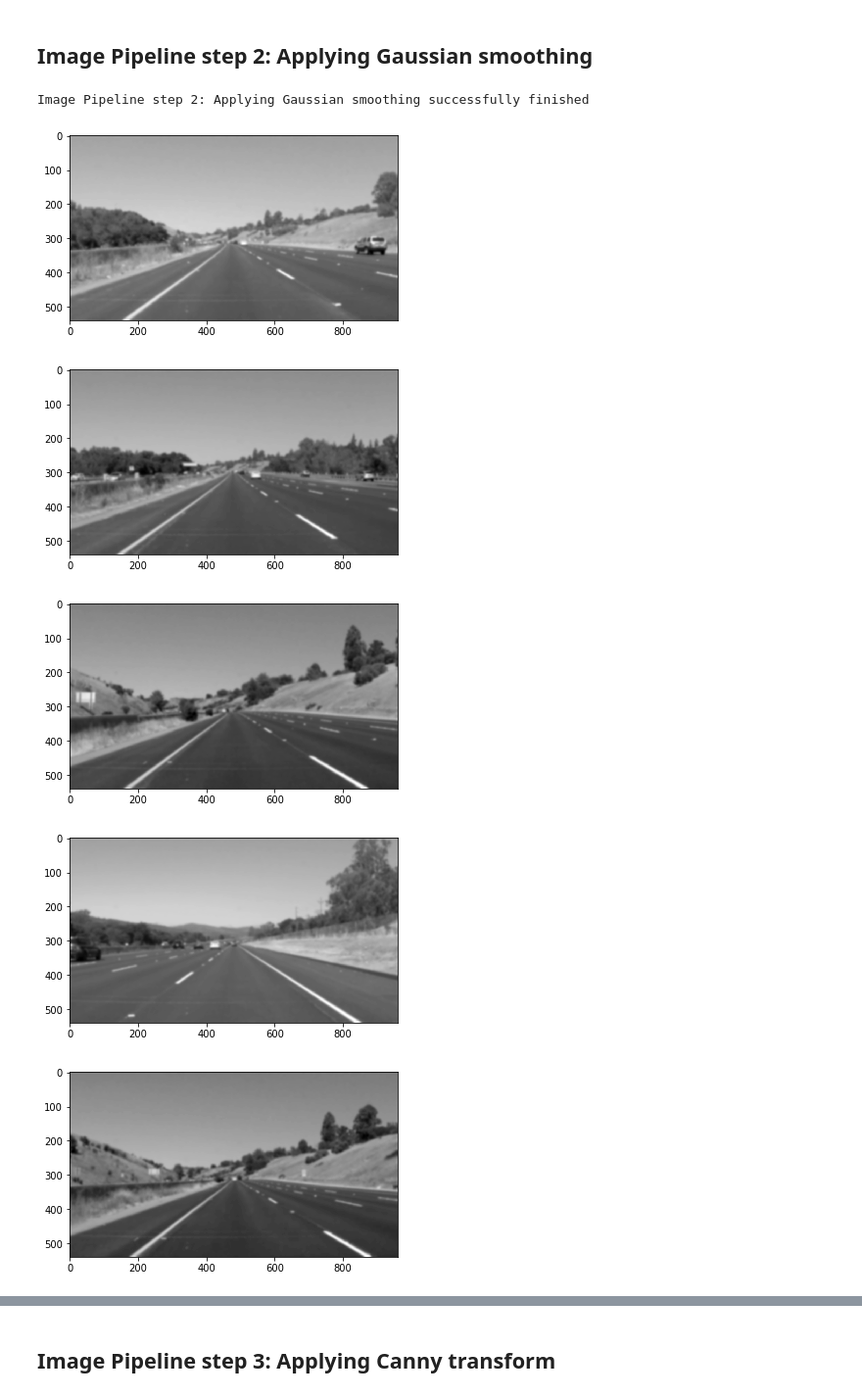
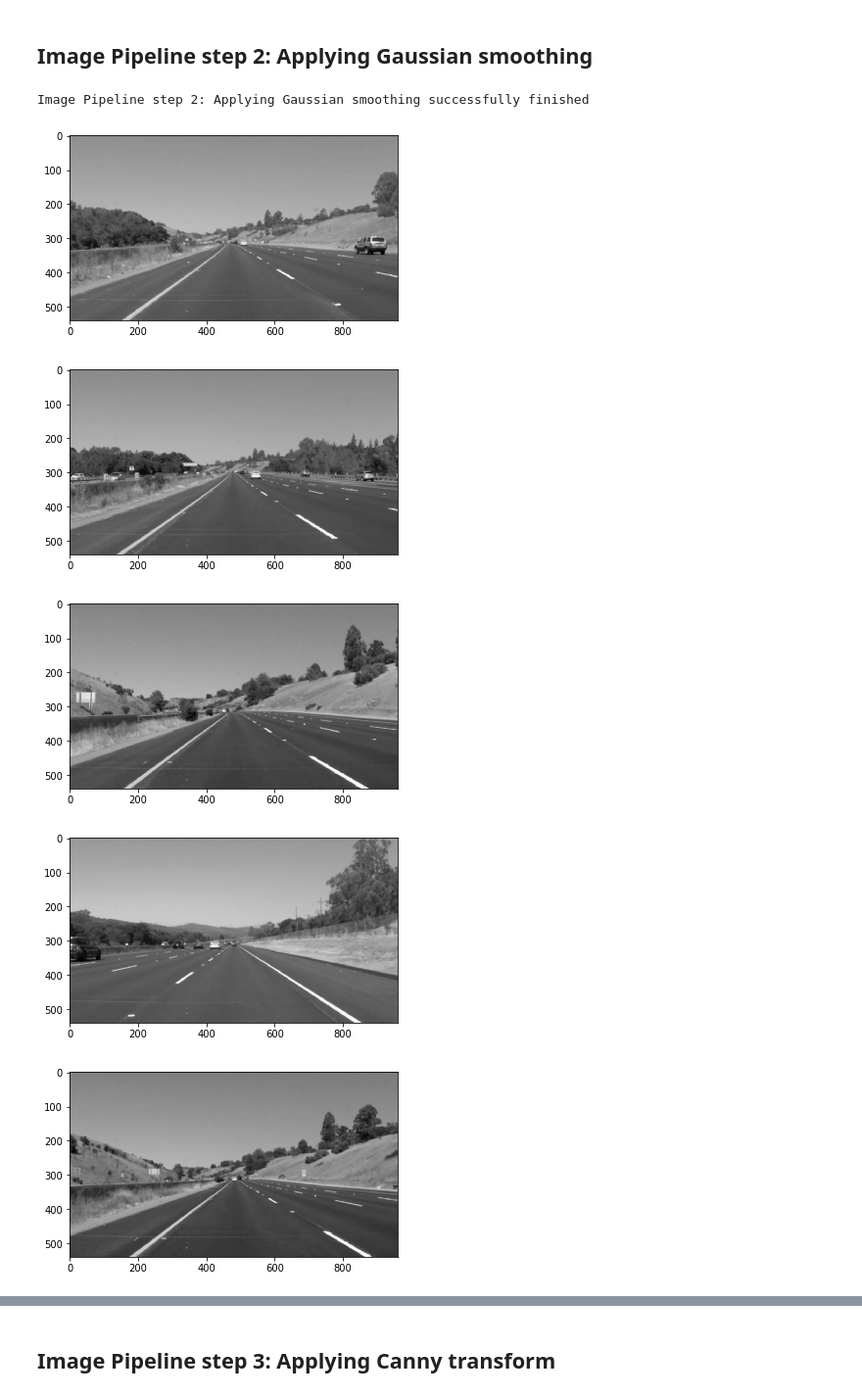
Before and after one commit to SebastianDrynda/CarND-LaneLines-P1, a Jupyter notebook: P1.ipynb, the cells around one changed output, grey strips where cells are left out. Shown at 98% size. Cells and saved outputs as stored; diff of their text form; code cells hidden in the pictures.

```diff
--- a/P1.ipynb
+++ b/P1.ipynb
@@ -302,21 +363,21 @@ Image Pipeline step 1: Converting images into gray scale successfully finished
 ## Image Pipeline step 2: Applying Gaussian smoothing
 # %%
 test_images_gaussian_blur_list = []
-blur_kernel_size = 15
+blur_kernel_size = 5
 
 def image_pipeline_gaussian_blur(image):
     return gaussian_blur(image, blur_kernel_size)
 
 for image_name, image in test_images_gray_list:
     image_gaussian_blur = image_pipeline_gaussian_blur(image)
     write_image(image_gaussian_blur, image_name, "test_images_gaussian_blur", 1, 1)
     test_images_gaussian_blur_list.append((image_name, image_gaussian_blur))
 
 print("Image Pipeline step 2: Applying Gaussian smoothing successfully finished")
 # %% [output]
 Image Pipeline step 2: Applying Gaussian smoothing successfully finished
 [figure]
 [figure]
-[figure, old version]
+[figure, new version]
 [figure]
-[figure, old version]
+[figure, new version]
```
Also changed, not shown: parts of 9 cells of this notebook, 33 other files.
